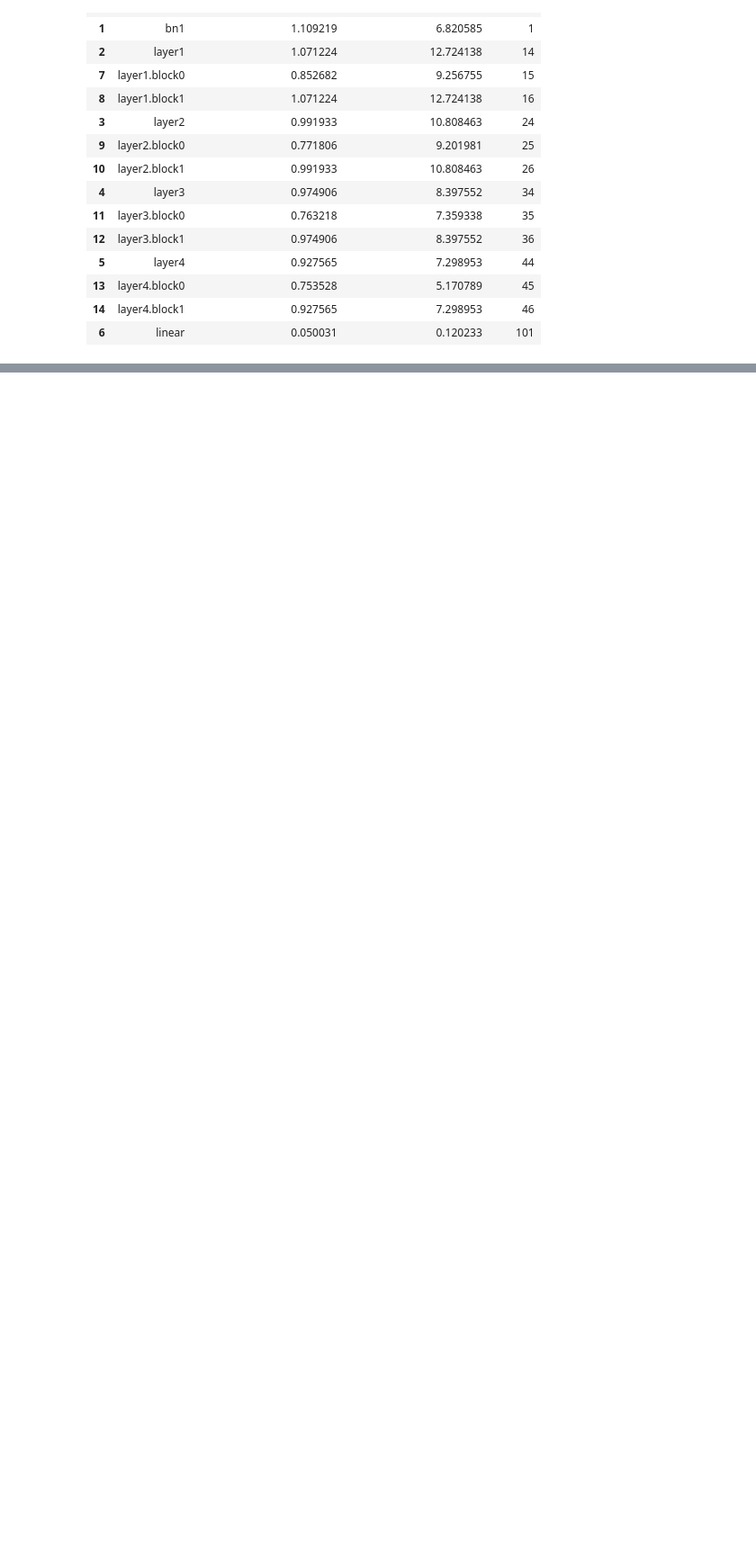
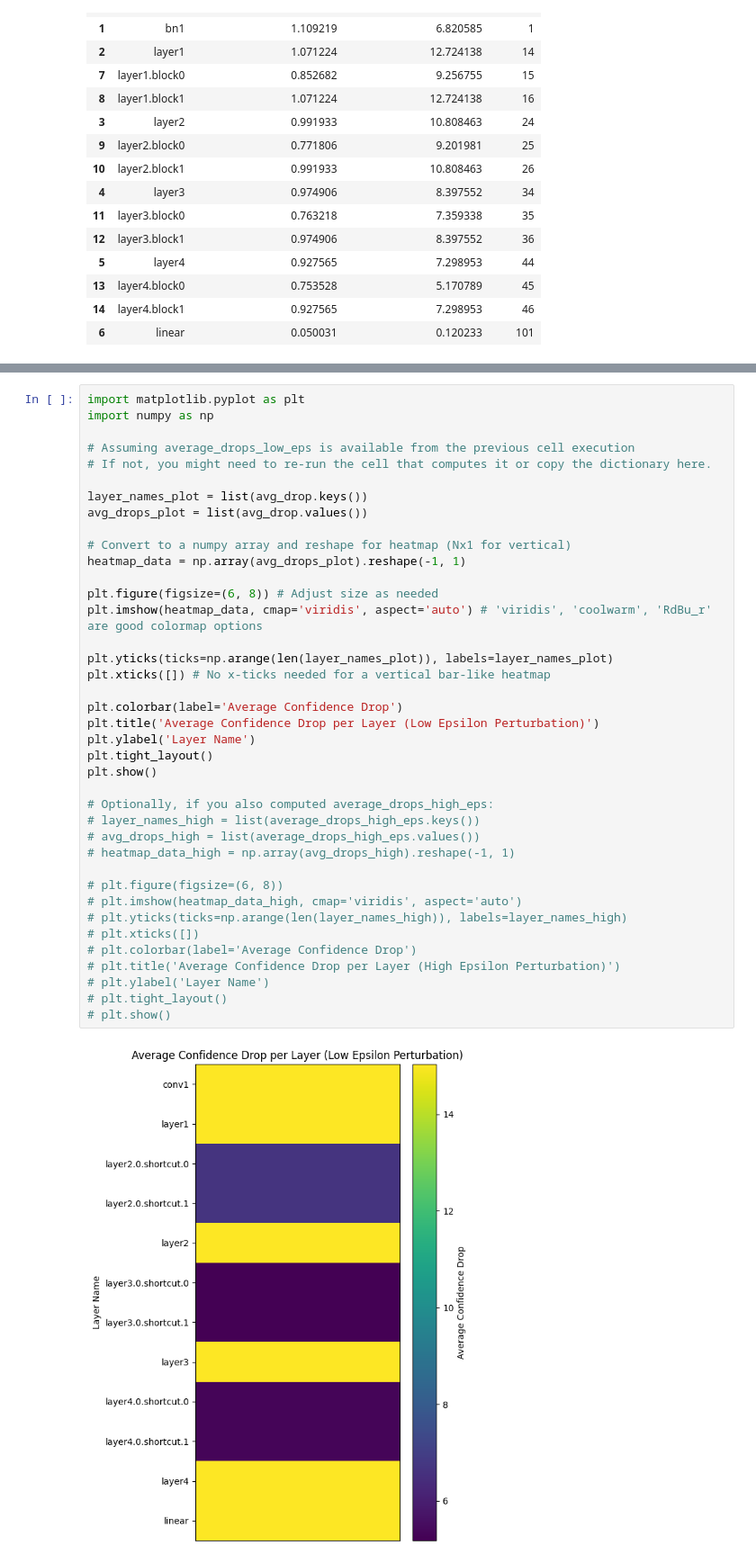
Before and after one commit to hectorxm25/distribution-shift, a Jupyter notebook: interpretability/a2.ipynb, the cells around one changed output, grey strips where cells are left out. Shown at 90% size. Drawn from its saved outputs; the diff is of its cells as text; blank space fills up the shorter version.

Commit message:
single image patching

```diff
--- a/interpretability/a2.ipynb
+++ b/interpretability/a2.ipynb
@@ -507,0 +894,41 @@ visualize_activation_differences(nnsight_model, clean_img, high_eps_img)
+# %%
+import matplotlib.pyplot as plt
+import numpy as np
+
+# Assuming average_drops_low_eps is available from the previous cell execution
+# If not, you might need to re-run the cell that computes it or copy the dictionary here.
+
+layer_names_plot = list(avg_drop.keys())
+avg_drops_plot = list(avg_drop.values())
+
+# Convert to a numpy array and reshape for heatmap (Nx1 for vertical)
+heatmap_data = np.array(avg_drops_plot).reshape(-1, 1)
+
+plt.figure(figsize=(6, 8)) # Adjust size as needed
+plt.imshow(heatmap_data, cmap='viridis', aspect='auto') # 'viridis', 'coolwarm', 'RdBu_r' are good colormap options
+
+plt.yticks(ticks=np.arange(len(layer_names_plot)), labels=layer_names_plot)
+plt.xticks([]) # No x-ticks needed for a vertical bar-like heatmap
+
+plt.colorbar(label='Average Confidence Drop')
+plt.title('Average Confidence Drop per Layer (Low Epsilon Perturbation)')
+plt.ylabel('Layer Name')
+plt.tight_layout()
+plt.show()
+
+# Optionally, if you also computed average_drops_high_eps:
+# layer_names_high = list(average_drops_high_eps.keys())
+# avg_drops_high = list(average_drops_high_eps.values())
+# heatmap_data_high = np.array(avg_drops_high).reshape(-1, 1)
+
+# plt.figure(figsize=(6, 8))
+# plt.imshow(heatmap_data_high, cmap='viridis', aspect='auto')
+# plt.yticks(ticks=np.arange(len(layer_names_high)), labels=layer_names_high)
+# plt.xticks([])
+# plt.colorbar(label='Average Confidence Drop')
+# plt.title('Average Confidence Drop per Layer (High Epsilon Perturbation)')
+# plt.ylabel('Layer Name')
+# plt.tight_layout()
+# plt.show()
+# %% [output]
+[figure, added]
```
Also changed, not shown: parts of 9 cells of this notebook, 4 other files.
